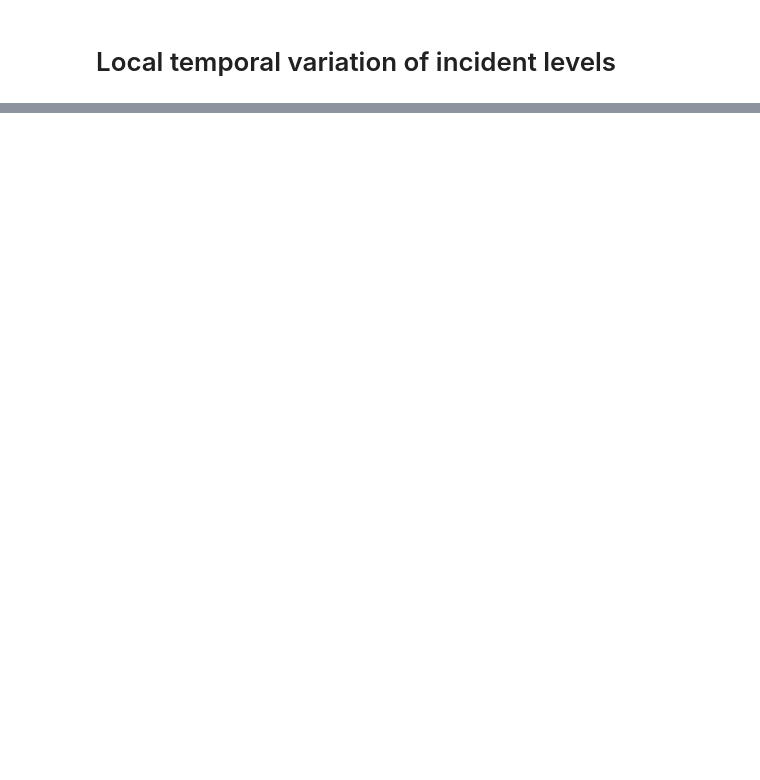
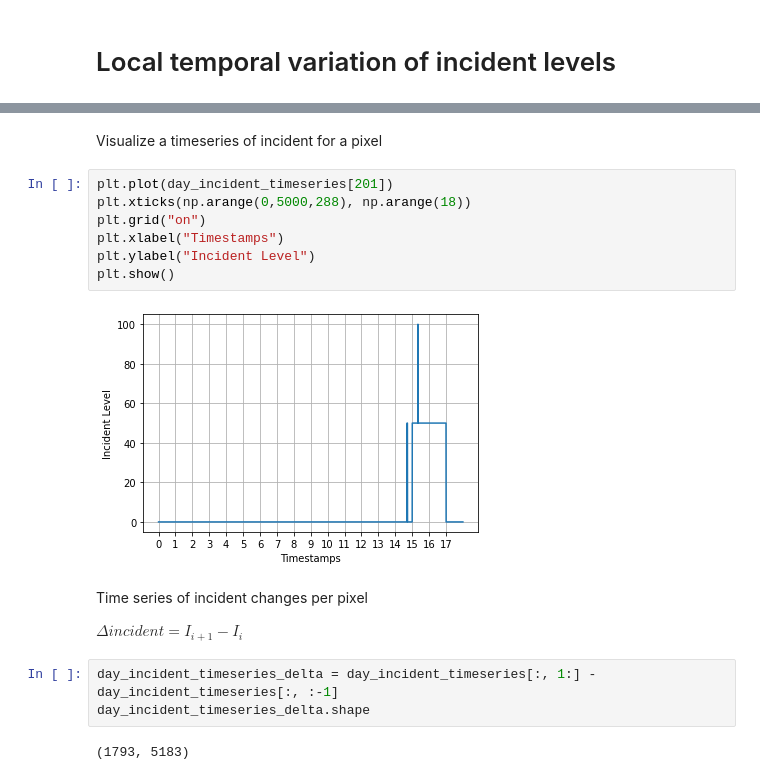
Before and after one commit to jingyan-li/TrafficForecastUnetInterpret-Python, a Jupyter notebook: eda/IncidentLevel.ipynb, the cells around one changed output, grey strips where cells are left out. Saved outputs shown, nothing was run; the diff lists cells and outputs as text; blank space fills up the shorter version.

```diff
--- a/eda/IncidentLevel.ipynb
+++ b/eda/IncidentLevel.ipynb
@@ -141,0 +186,20 @@ df.sort_values("percent", ascending=False)
+# %% [markdown]
+Visualize a timeseries of incident for a pixel
+# %%
+plt.plot(day_incident_timeseries[201])
+plt.xticks(np.arange(0,5000,288), np.arange(18))
+plt.grid("on")
+plt.xlabel("Timestamps")
+plt.ylabel("Incident Level")
+plt.show()
+# %% [output]
+[figure, added]
+# %% [markdown]
+Time series of incident changes per pixel
+
+$\Delta incident = I_{i+1} - I_i$
+# %%
+day_incident_timeseries_delta = day_incident_timeseries[:, 1:] - day_incident_timeseries[:, :-1]
+day_incident_timeseries_delta.shape
+# %% [output]
+(1793, 5183)
```
Also changed, not shown: parts of 22 cells of this notebook, 1 other file.
